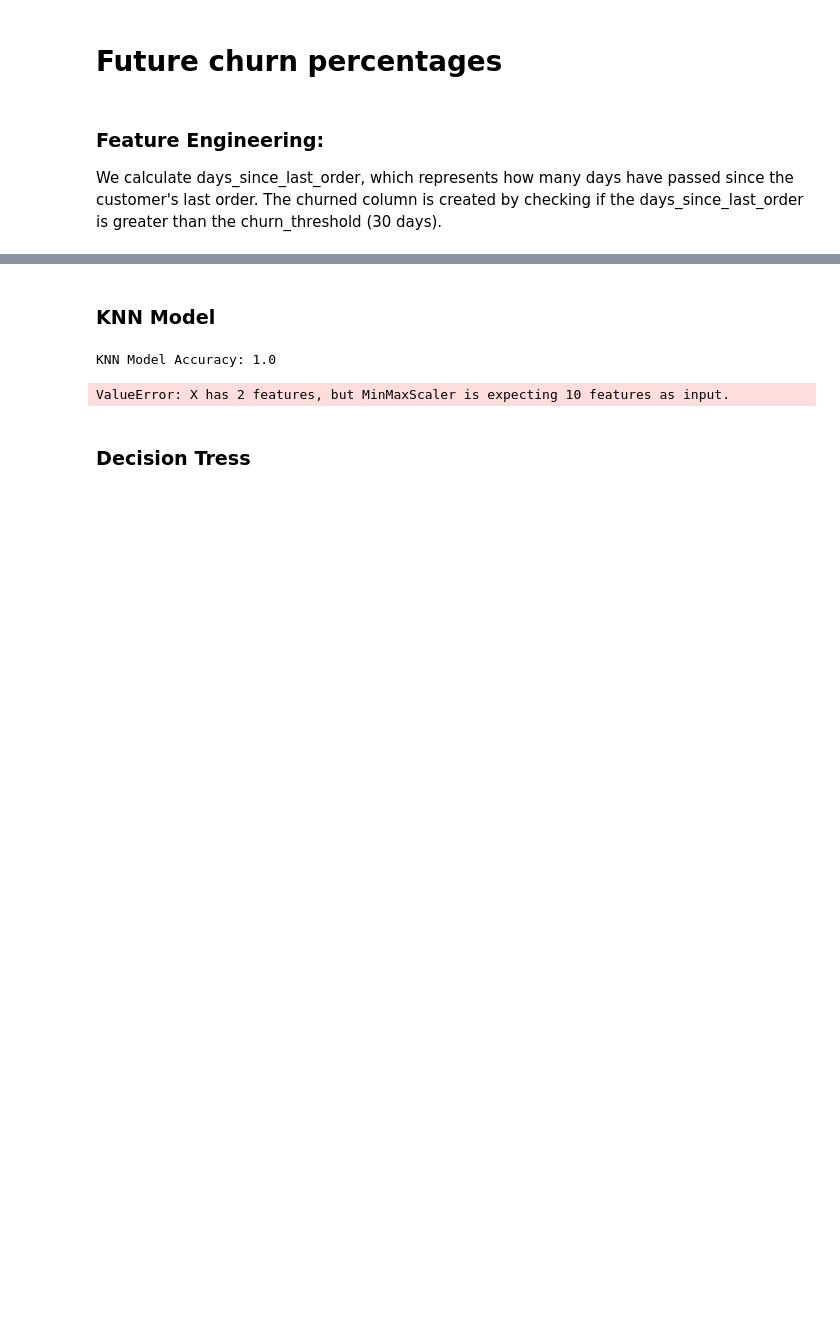
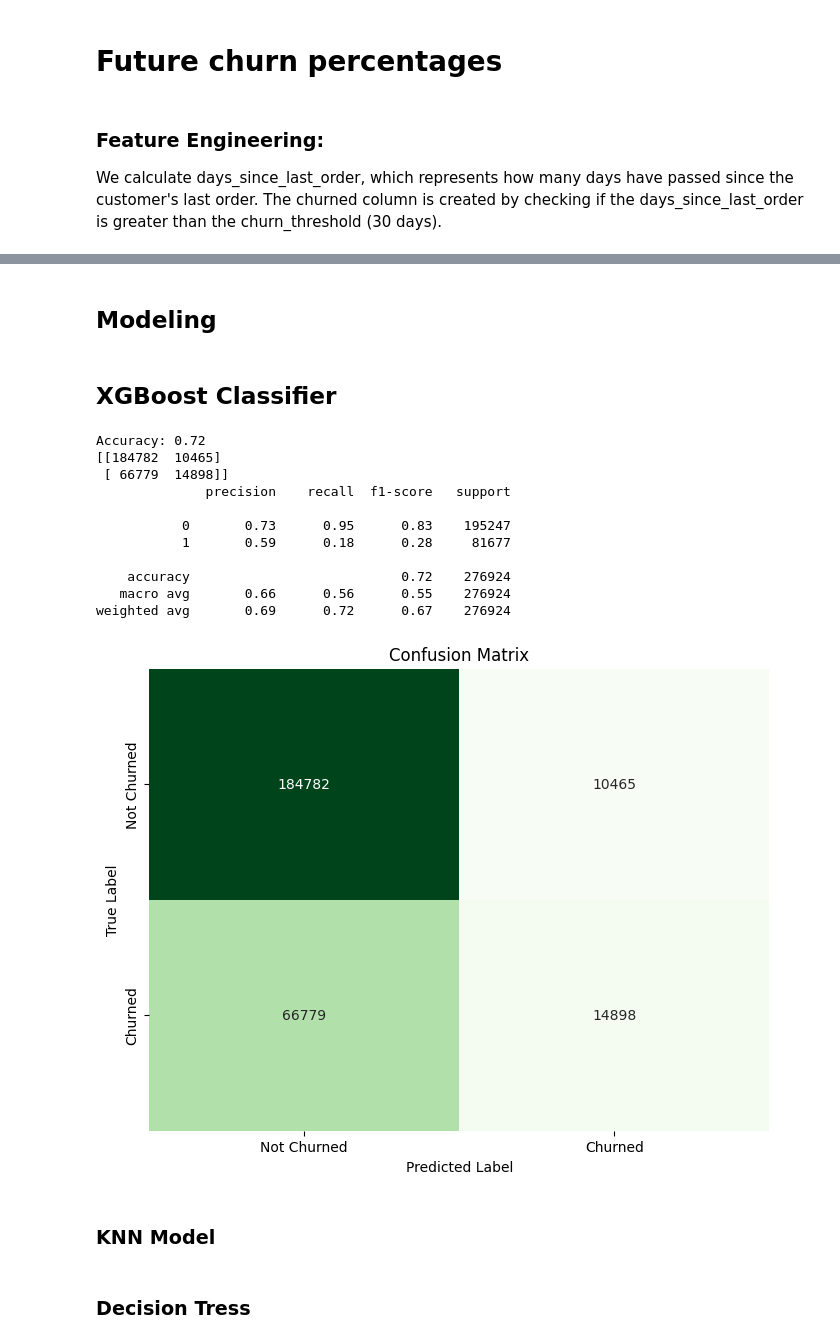
Before and after one commit to mirajkarsneha/instacart-market-basket-analysis, a Jupyter notebook: churn_rate_analysis.ipynb, the cells around one changed output, grey strips where cells are left out. Drawn from its saved outputs; the diff is of its cells as text; code cells hidden in the pictures; blank space fills up the shorter version.

```diff
--- a/churn_rate_analysis.ipynb
+++ b/churn_rate_analysis.ipynb
@@ -632,3 +237,48 @@ X_train, X_test, y_train, y_test = train_test_split(features, target, test_size=
+# %%
+target = combined_df['Churn']
+features = combined_df.drop(columns=['days_since_prior_order', 'product_name', 'Churn'])  # Drop non-numeric and target column
+# Step 5: Split the data into training and testing sets
+X_train, X_test, y_train, y_test = train_test_split(features, target, test_size=0.2, random_state=42)
+# %% [markdown]
+## Modeling
+# %% [markdown]
+## XGBoost Classifier
+# %%
+# Step 6: Initialize and train the XGBoost classifier (since churn is now a binary target)
+model = xgb.XGBClassifier(objective="binary:logistic", n_estimators=100, max_depth=5)
+model.fit(X_train, y_train)
+
+# Step 7: Predict on the test set
+y_pred = model.predict(X_test)
+
+# Step 8: Evaluate the model
+accuracy = (y_pred == y_test).mean()
+print(f"Accuracy: {accuracy:.2f}")
+print(confusion_matrix(y_test, y_pred))
+print(classification_report(y_test, y_pred))
+
+# Plot confusion matrix
+conf_matrix = confusion_matrix(y_test, y_pred)
+plt.figure(figsize=(8, 6))
+sns.heatmap(conf_matrix, annot=True, fmt="d", cmap="Greens", cbar=False,
+            xticklabels=["Not Churned", "Churned"], yticklabels=["Not Churned", "Churned"])
+plt.xlabel("Predicted Label")
+plt.ylabel("True Label")
+plt.title("Confusion Matrix")
+plt.show()
+# %% [output]
+Accuracy: 0.72
+[[184782  10465]
+ [ 66779  14898]]
+              precision    recall  f1-score   support
+
+           0       0.73      0.95      0.83    195247
+           1       0.59      0.18      0.28     81677
+
+    accuracy                           0.72    276924
+   macro avg       0.66      0.56      0.55    276924
+weighted avg       0.69      0.72      0.67    276924
+[figure, added]
 # %% [markdown]
 ### KNN Model
 # %%
@@ -646,12 +296,3 @@ y_pred = knn.predict(X_test_norm)
 # Calculate accuracy
 knn_accuracy = accuracy_score(y_test, y_pred)
 print("KNN Model Accuracy:", knn_accuracy)
-
-input_features = [[30, 1/30]]
-input_features_normalized = normalizer.transform(input_features)
-
-predicted_churn_prob = knn.predict_proba(input_features_normalized)[0][1] * 100
-print(f"Predicted churn rate for the next 30 days: {predicted_churn_prob:.2f}%")
-# %% [output]
-KNN Model Accuracy: 1.0
-ValueError: X has 2 features, but MinMaxScaler is expecting 10 features as input.
```
Also changed, not shown: parts of 31 cells of this notebook, 1 other file.
